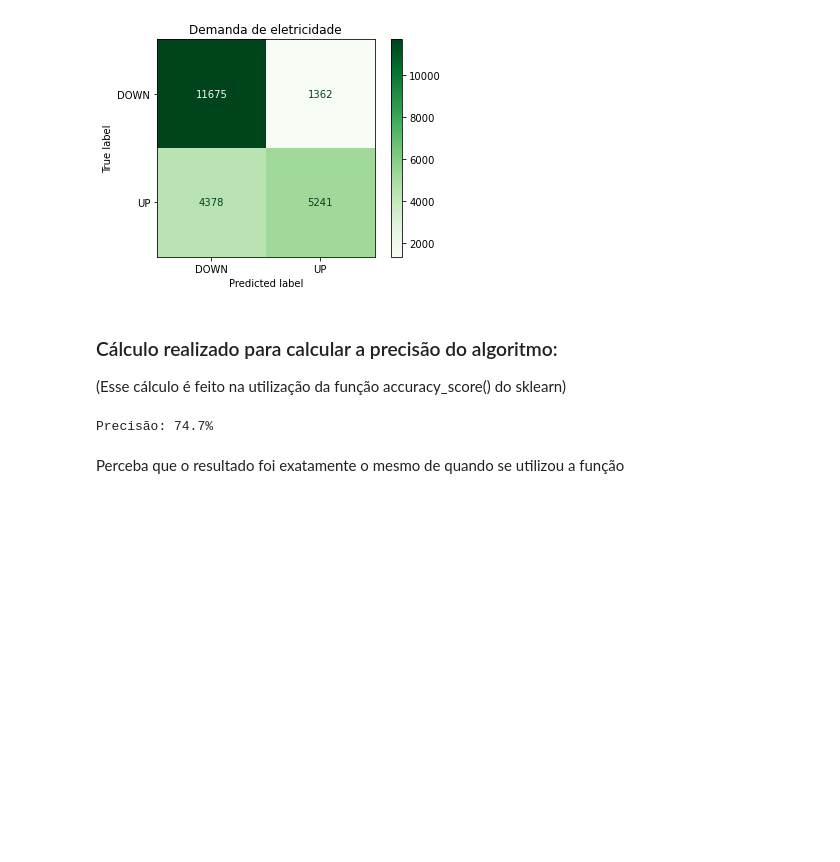
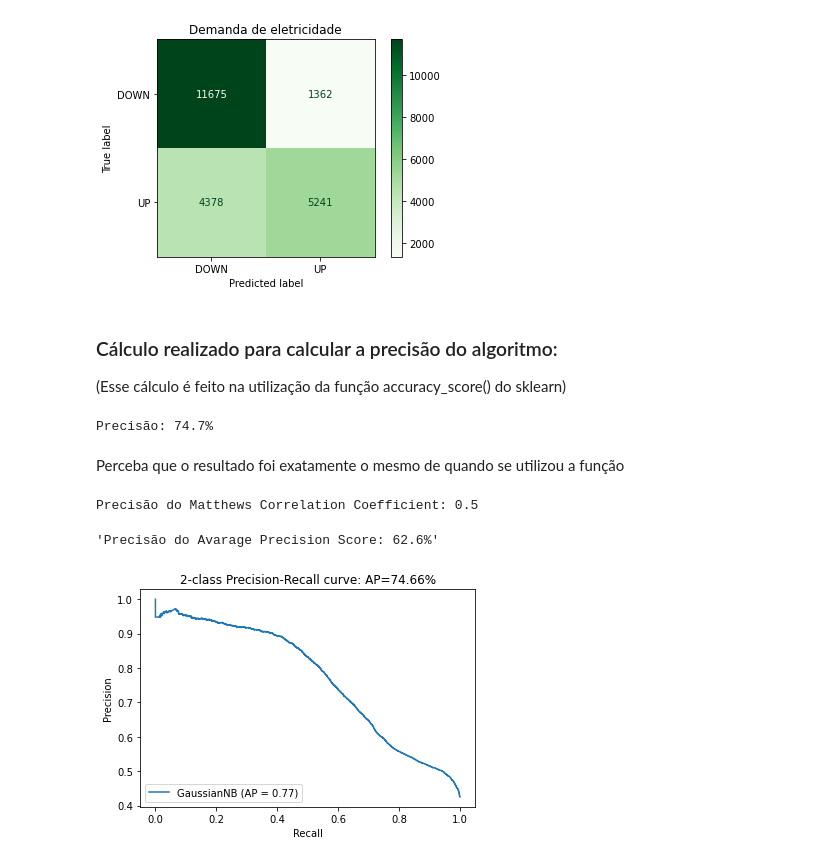
Before and after one commit to feliperfdev/100daysofcode-1, a Jupyter notebook: Machine Learning Introduction/week5/Eletricity Dataset/eletricity_naive_bayes.ipynb, the cells around one changed output. Cells and saved outputs as stored; diff of their text form; code cells hidden in the pictures; blank space fills up the shorter version.

```diff
--- a/Machine Learning Introduction/week5/Eletricity Dataset/eletricity_naive_bayes.ipynb
+++ b/Machine Learning Introduction/week5/Eletricity Dataset/eletricity_naive_bayes.ipynb
@@ -137,0 +142,4 @@ Perceba que o resultado foi exatamente o mesmo de quando se utilizou a função
+# %%
+print('Precisão do Matthews Correlation Coefficient: {:.1f}'.format(precisaoMatthews))
+# %% [output]
+Precisão do Matthews Correlation Coefficient: 0.5
@@ -137,0 +148,4 @@ Perceba que o resultado foi exatamente o mesmo de quando se utilizou a função
+# %%
+'Precisão do Avarage Precision Score: {:.1f}%'.format(precisaoAvarage*100)
+# %% [output]
+'Precisão do Avarage Precision Score: 62.6%'
@@ -137,0 +154,6 @@ Perceba que o resultado foi exatamente o mesmo de quando se utilizou a função
+# %%
+disp = plot_precision_recall_curve(classificador, x_test, y_test)
+disp.ax_.set_title('2-class Precision-Recall curve: '
+                   'AP={:.2f}%'.format(precisao*100));
+# %% [output]
+[figure, added]
```
Also changed, not shown: parts of 9 cells of this notebook, 4 other files.
